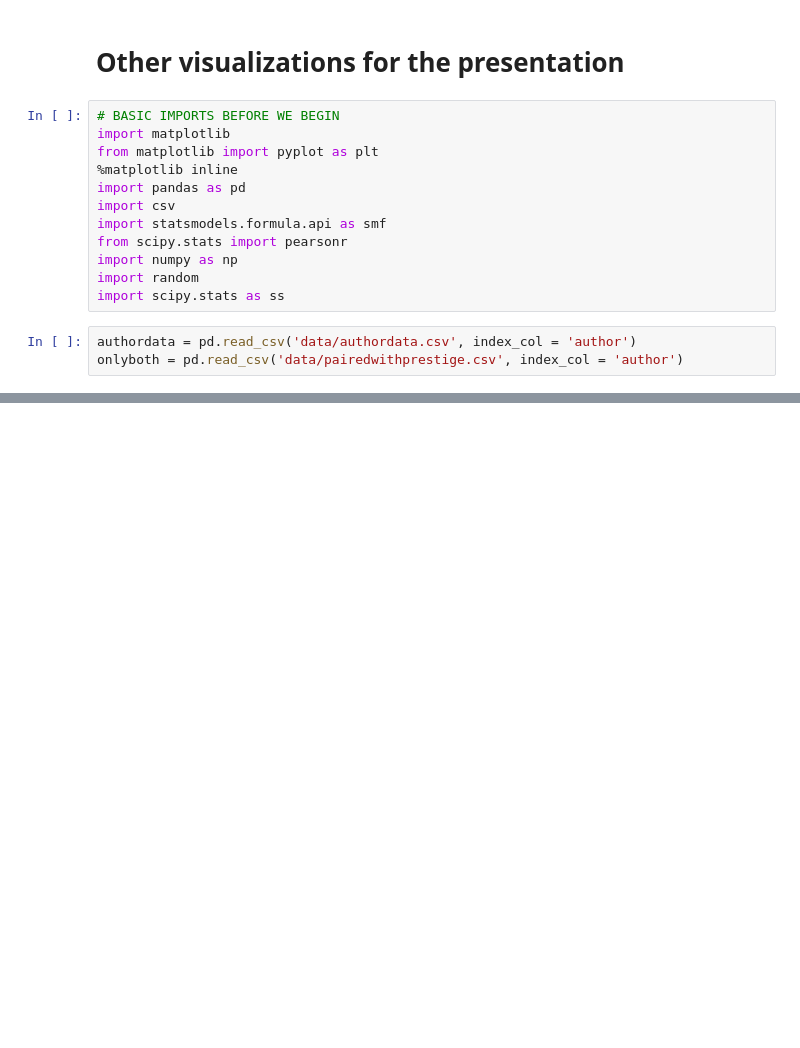
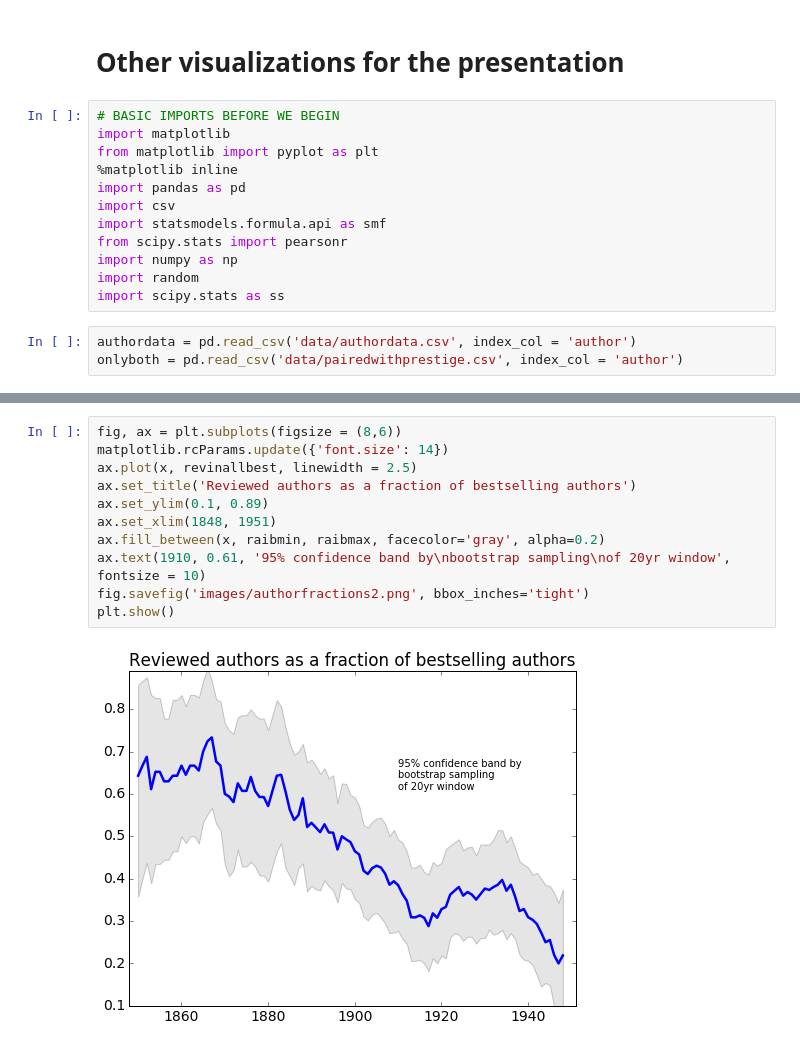
Before and after one commit to tedunderwood/bayes-bestsellers, a Jupyter notebook: other_visualizations.ipynb, the cells around one changed output, grey strips where cells are left out. Saved outputs shown, nothing was run; the diff lists cells and outputs as text; blank space fills up the shorter version.

```diff
--- a/other_visualizations.ipynb
+++ b/other_visualizations.ipynb
@@ -111,3 +125,16 @@ plt.show()
+# %%
+fig, ax = plt.subplots(figsize = (8,6))
+matplotlib.rcParams.update({'font.size': 14})
+ax.plot(x, revinallbest, linewidth = 2.5)
+ax.set_title('Reviewed authors as a fraction of bestselling authors')
+ax.set_ylim(0.1, 0.89)
+ax.set_xlim(1848, 1951)
+ax.fill_between(x, raibmin, raibmax, facecolor='gray', alpha=0.2)
+ax.text(1910, 0.61, '95% confidence band by\nbootstrap sampling\nof 20yr window', fontsize = 10)
+fig.savefig('images/authorfractions2.png', bbox_inches='tight')
+plt.show()
+# %% [output]
+[figure, added]
 # %%
 onlyboth['binaryreview'] = crudedata.binaryreview
 y, X = dmatrices('binaryreview ~ midcareer * posterior + is_us', data=onlyboth, return_type='dataframe')
```
Also changed, not shown: parts of 13 cells of this notebook.
